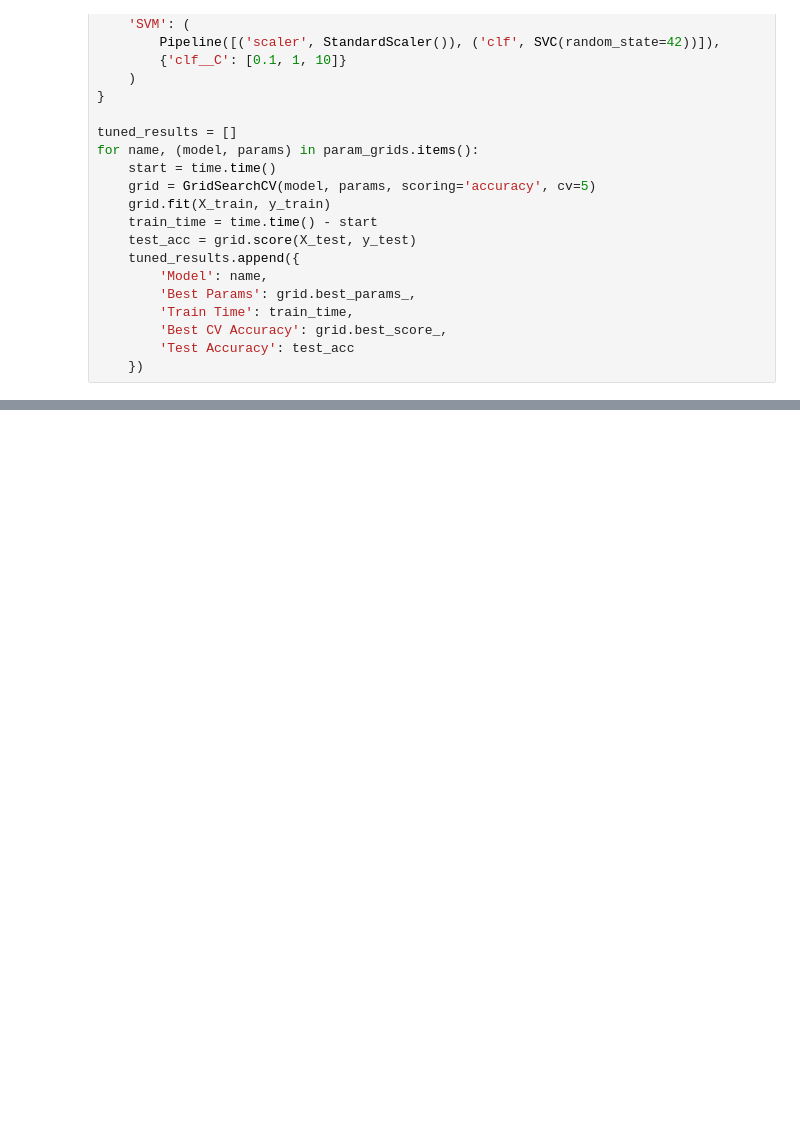
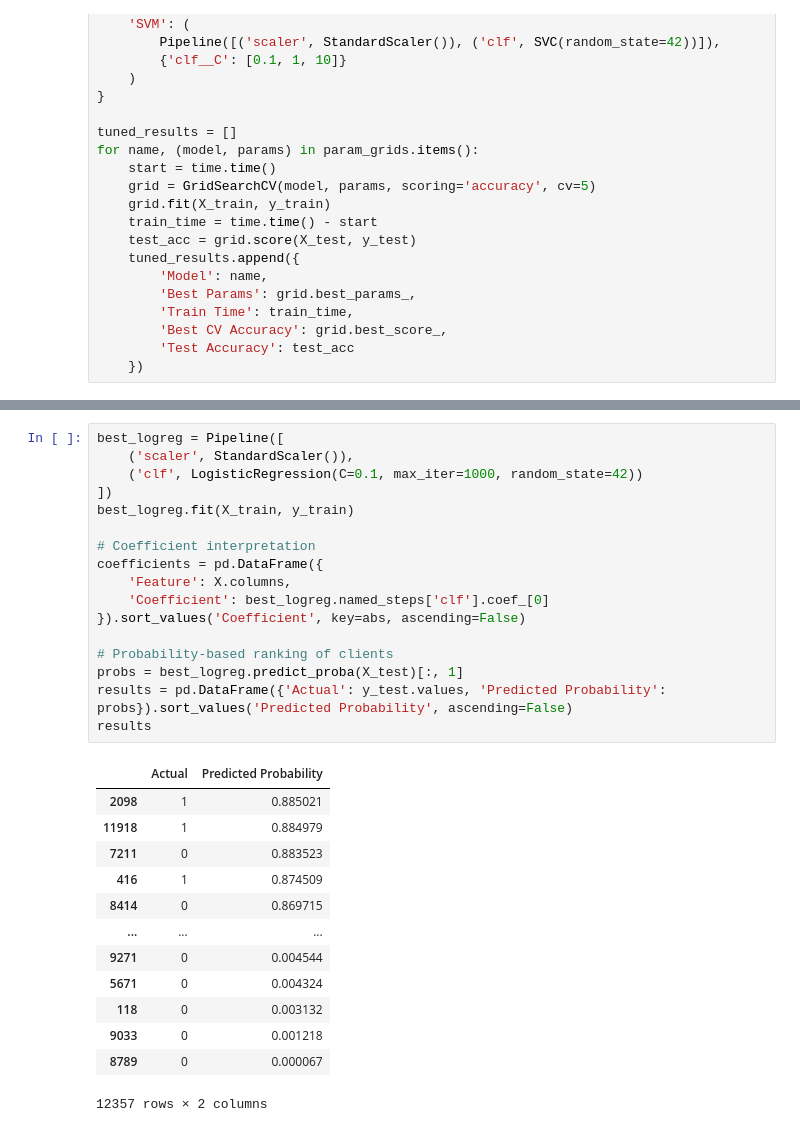
Before and after one commit to vipphan/practical-application-3, a Jupyter notebook: prompt_III.ipynb, the cells around one changed output, grey strips where cells are left out. Cells and saved outputs as stored; diff of their text form; blank space fills up the shorter version.

```diff
--- a/prompt_III.ipynb
+++ b/prompt_III.ipynb
@@ -399,0 +409,31 @@ tuned_results_df
+# %%
+best_logreg = Pipeline([
+    ('scaler', StandardScaler()),
+    ('clf', LogisticRegression(C=0.1, max_iter=1000, random_state=42))
+])
+best_logreg.fit(X_train, y_train)
+
+# Coefficient interpretation
+coefficients = pd.DataFrame({
+    'Feature': X.columns,
+    'Coefficient': best_logreg.named_steps['clf'].coef_[0]
+}).sort_values('Coefficient', key=abs, ascending=False)
+
+# Probability-based ranking of clients
+probs = best_logreg.predict_proba(X_test)[:, 1]
+results = pd.DataFrame({'Actual': y_test.values, 'Predicted Probability': probs}).sort_values('Predicted Probability', ascending=False)
+results
+# %% [output]
+|  | Actual | Predicted Probability |
+| 2098 | 1 | 0.885021 |
+| 11918 | 1 | 0.884979 |
+| 7211 | 0 | 0.883523 |
+| 416 | 1 | 0.874509 |
+| 8414 | 0 | 0.869715 |
+| ... | ... | ... |
+| 9271 | 0 | 0.004544 |
+| 5671 | 0 | 0.004324 |
+| 118 | 0 | 0.003132 |
+| 9033 | 0 | 0.001218 |
+| 8789 | 0 | 0.000067 |
+12357 rows × 2 columns
```
Also changed, not shown: parts of 16 cells of this notebook.
